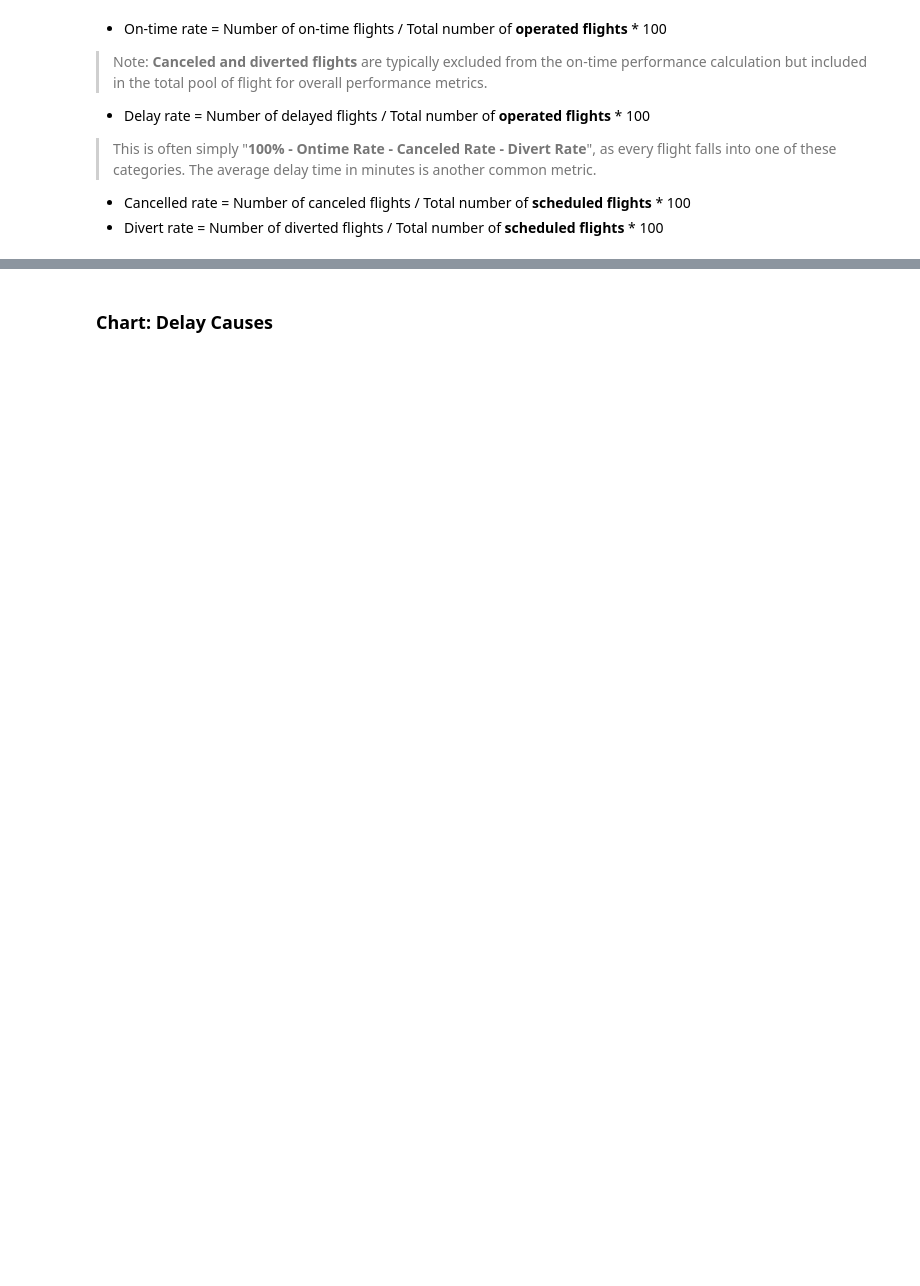
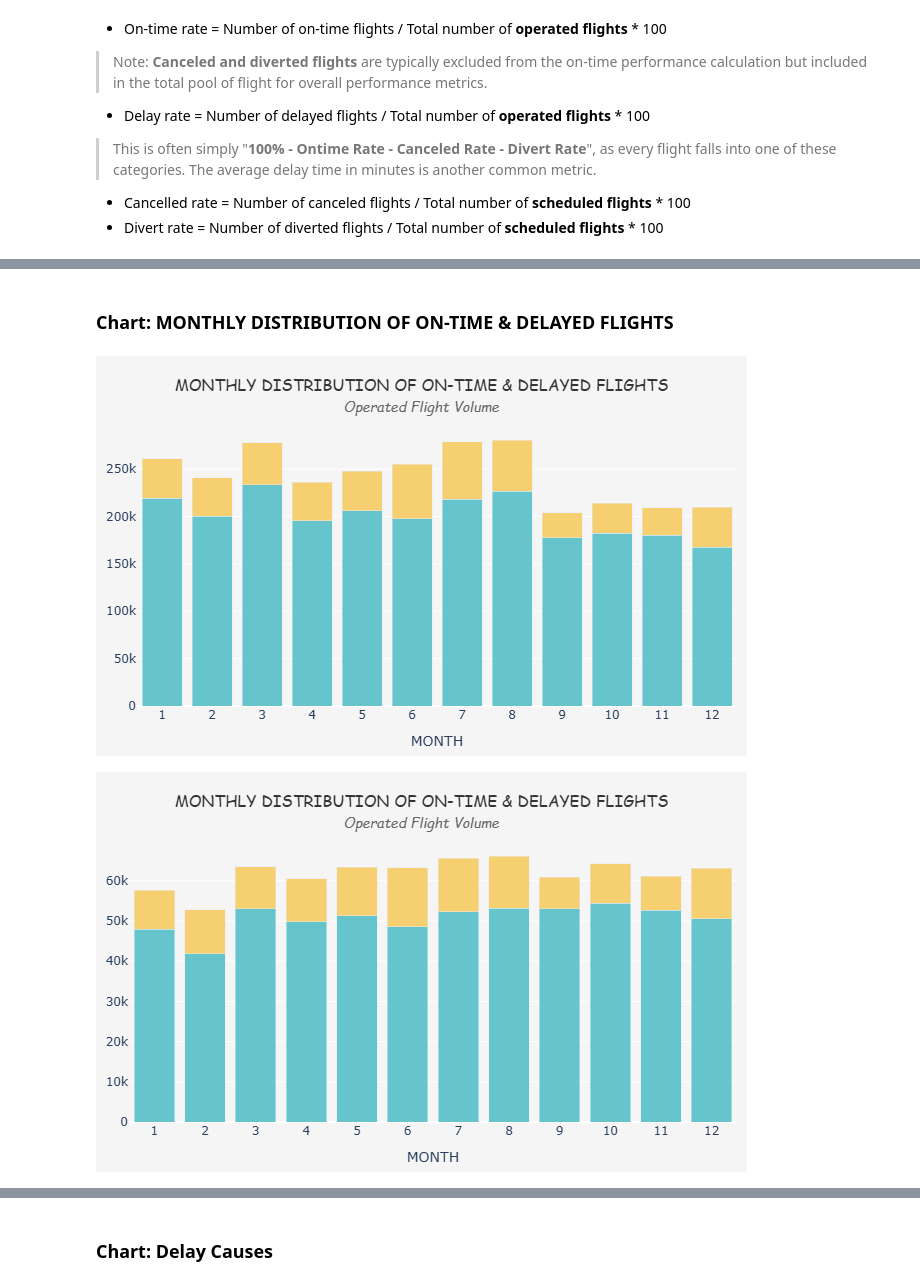
Before and after one commit to nguyenminhthuy/flights-analytics, a Jupyter notebook: py/notebooks/flights-eda.ipynb, the cells around one changed output, grey strips where cells are left out. Saved outputs shown, nothing was run; the diff lists cells and outputs as text; code cells hidden in the pictures; blank space fills up the shorter version.

```diff
--- a/py/notebooks/flights-eda.ipynb
+++ b/py/notebooks/flights-eda.ipynb
@@ -702,0 +621,43 @@ fig_6.show()
+# %% [markdown]
+### Chart: MONTHLY DISTRIBUTION OF ON-TIME & DELAYED FLIGHTS
+# %%
+def monthly_ontime_delay(df, year = None, airline = None):
+    if year is not None:
+        df = filter_by_year(df, year)
+
+    if airline is not None:
+        df = filter_by_airline(df, airline)
+
+    df_monthly = ontime_delay_by(df, ["MONTH"])
+    fig = px.bar(
+        df_monthly,
+        x="MONTH", y=["n_ontime", "n_delayed"],
+        labels={"value": "Number of operated flights", "variable": "Status"},
+        height=400, color_discrete_sequence = px.colors.qualitative.Pastel
+    )
+
+    fig.update_layout(
+        barmode="stack", showlegend = False,
+        xaxis=dict(dtick=1), yaxis_title = None,
+        title=dict(
+            text=(
+            "MONTHLY DISTRIBUTION OF ON-TIME & DELAYED FLIGHTS"
+            "<br><span style='font-size:14px;color:#666;font-style:italic'>Operated Flight Volume</span>"
+            ),
+            x=0.5,
+            xanchor="center"
+        ),
+        margin = dict(l=10, r=10, t=70, b=10),
+                      paper_bgcolor="#f5f5f5",   # nền toàn figure (kể cả title)
+                      plot_bgcolor="#f5f5f5",    # nền vùng bar chart
+                      title_font=dict(size=16, color="#333", family="Comic Sans MS")
+    )
+    #fig_5.update_traces(opacity = 0.8)
+    fig.show()
+# %%
+monthly_ontime_delay(df_flights)
+monthly_ontime_delay(df_flights, year = 2019)
+monthly_ontime_delay(df_flights, year = 2019, airline = "United Air Lines Inc.")
+# %% [output]
+[figure, added]
+[figure, added]
```
Also changed, not shown: parts of 26 cells of this notebook, 2 other files.
